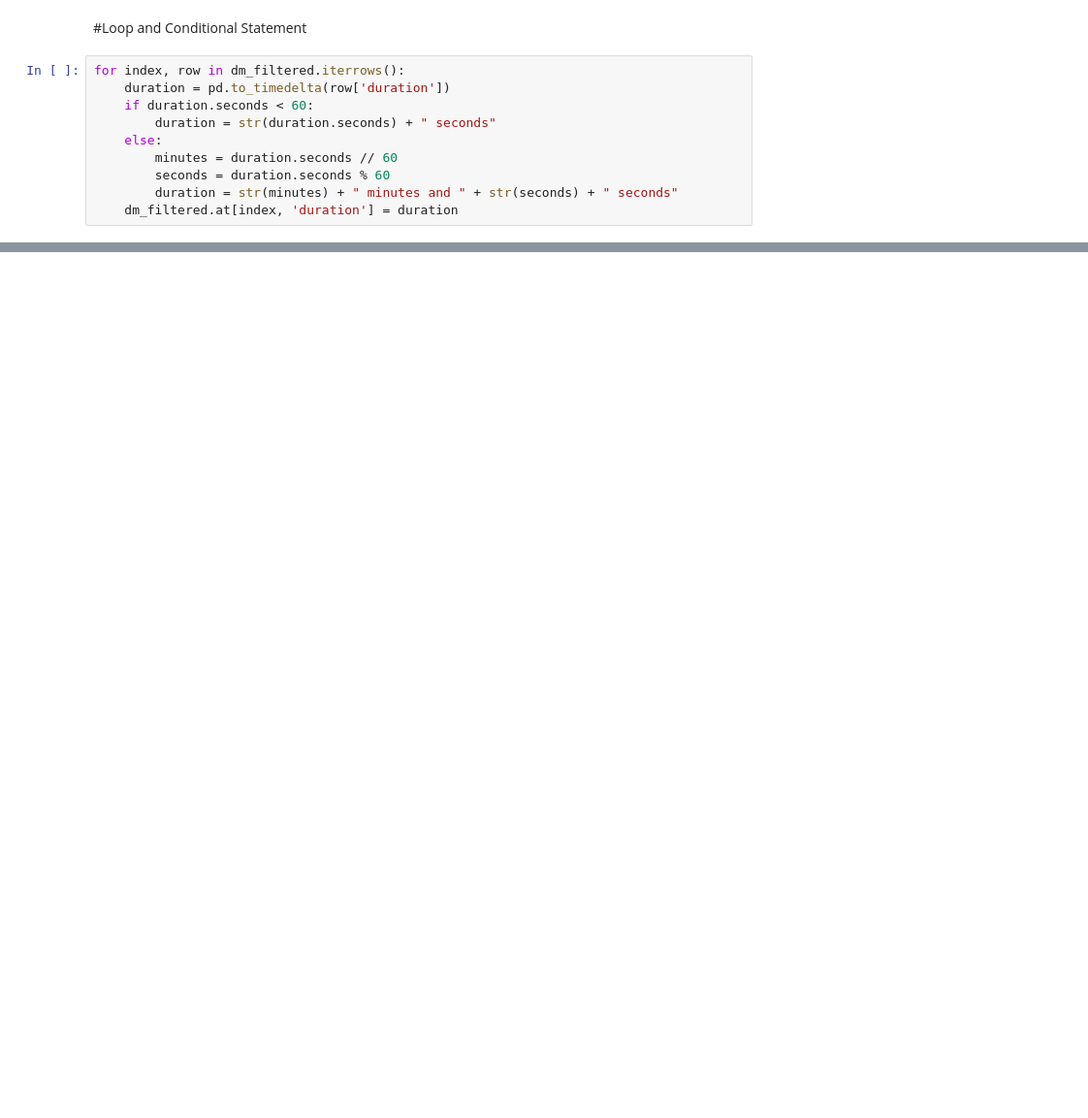
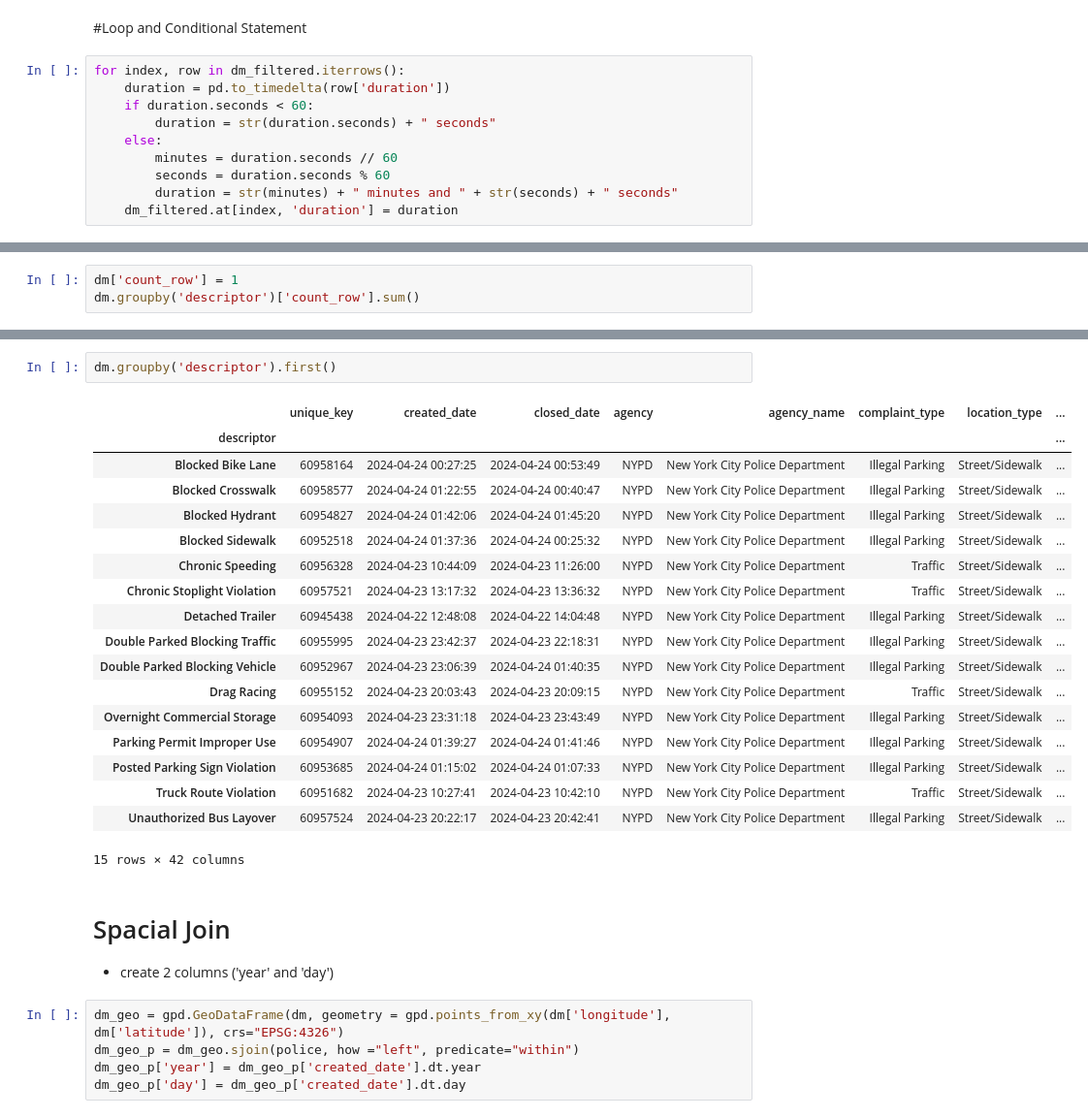
Before and after one commit to ssigman1/group4-nypd, a Jupyter notebook: final_analysis.ipynb, the cells around one changed output, grey strips where cells are left out. Shown at 97% size. Cells and saved outputs as stored; diff of their text form; blank space fills up the shorter version.

```diff
--- a/final_analysis.ipynb
+++ b/final_analysis.ipynb
@@ -101,0 +250,3 @@ for index, row in dm_filtered.iterrows():
+# %%
+dm['count_row'] = 1
+dm.groupby('descriptor')['count_row'].sum()
@@ -101,0 +291,29 @@ for index, row in dm_filtered.iterrows():
+# %%
+dm.groupby('descriptor').first()
+# %% [output]
+|  | unique_key | created_date | closed_date | agency | agency_name | complaint_type | location_type | ... |
+| descriptor |  |  |  |  |  |  |  | ... |
+| Blocked Bike Lane | 60958164 | 2024-04-24 00:27:25 | 2024-04-24 00:53:49 | NYPD | New York City Police Department | Illegal Parking | Street/Sidewalk | ... |
+| Blocked Crosswalk | 60958577 | 2024-04-24 01:22:55 | 2024-04-24 00:40:47 | NYPD | New York City Police Department | Illegal Parking | Street/Sidewalk | ... |
+| Blocked Hydrant | 60954827 | 2024-04-24 01:42:06 | 2024-04-24 01:45:20 | NYPD | New York City Police Department | Illegal Parking | Street/Sidewalk | ... |
+| Blocked Sidewalk | 60952518 | 2024-04-24 01:37:36 | 2024-04-24 00:25:32 | NYPD | New York City Police Department | Illegal Parking | Street/Sidewalk | ... |
+| Chronic Speeding | 60956328 | 2024-04-23 10:44:09 | 2024-04-23 11:26:00 | NYPD | New York City Police Department | Traffic | Street/Sidewalk | ... |
+| Chronic Stoplight Violation | 60957521 | 2024-04-23 13:17:32 | 2024-04-23 13:36:32 | NYPD | New York City Police Department | Traffic | Street/Sidewalk | ... |
+| Detached Trailer | 60945438 | 2024-04-22 12:48:08 | 2024-04-22 14:04:48 | NYPD | New York City Police Department | Illegal Parking | Street/Sidewalk | ... |
+| Double Parked Blocking Traffic | 60955995 | 2024-04-23 23:42:37 | 2024-04-23 22:18:31 | NYPD | New York City Police Department | Illegal Parking | Street/Sidewalk | ... |
+| Double Parked Blocking Vehicle | 60952967 | 2024-04-23 23:06:39 | 2024-04-24 01:40:35 | NYPD | New York City Police Department | Illegal Parking | Street/Sidewalk | ... |
+| Drag Racing | 60955152 | 2024-04-23 20:03:43 | 2024-04-23 20:09:15 | NYPD | New York City Police Department | Traffic | Street/Sidewalk | ... |
+| Overnight Commercial Storage | 60954093 | 2024-04-23 23:31:18 | 2024-04-23 23:43:49 | NYPD | New York City Police Department | Illegal Parking | Street/Sidewalk | ... |
+| Parking Permit Improper Use | 60954907 | 2024-04-24 01:39:27 | 2024-04-24 01:41:46 | NYPD | New York City Police Department | Illegal Parking | Street/Sidewalk | ... |
+| Posted Parking Sign Violation | 60953685 | 2024-04-24 01:15:02 | 2024-04-24 01:07:33 | NYPD | New York City Police Department | Illegal Parking | Street/Sidewalk | ... |
+| Truck Route Violation | 60951682 | 2024-04-23 10:27:41 | 2024-04-23 10:42:10 | NYPD | New York City Police Department | Traffic | Street/Sidewalk | ... |
+| Unauthorized Bus Layover | 60957524 | 2024-04-23 20:22:17 | 2024-04-23 20:42:41 | NYPD | New York City Police Department | Illegal Parking | Street/Sidewalk | ... |
+15 rows × 42 columns
+# %% [markdown]
+# Spacial Join
+* create 2 columns ('year' and 'day')
+# %%
+dm_geo = gpd.GeoDataFrame(dm, geometry = gpd.points_from_xy(dm['longitude'], dm['latitude']), crs="EPSG:4326")
+dm_geo_p = dm_geo.sjoin(police, how ="left", predicate="within")
+dm_geo_p['year'] = dm_geo_p['created_date'].dt.year
+dm_geo_p['day'] = dm_geo_p['created_date'].dt.day
```
Also changed, not shown: parts of 49 cells of this notebook.
